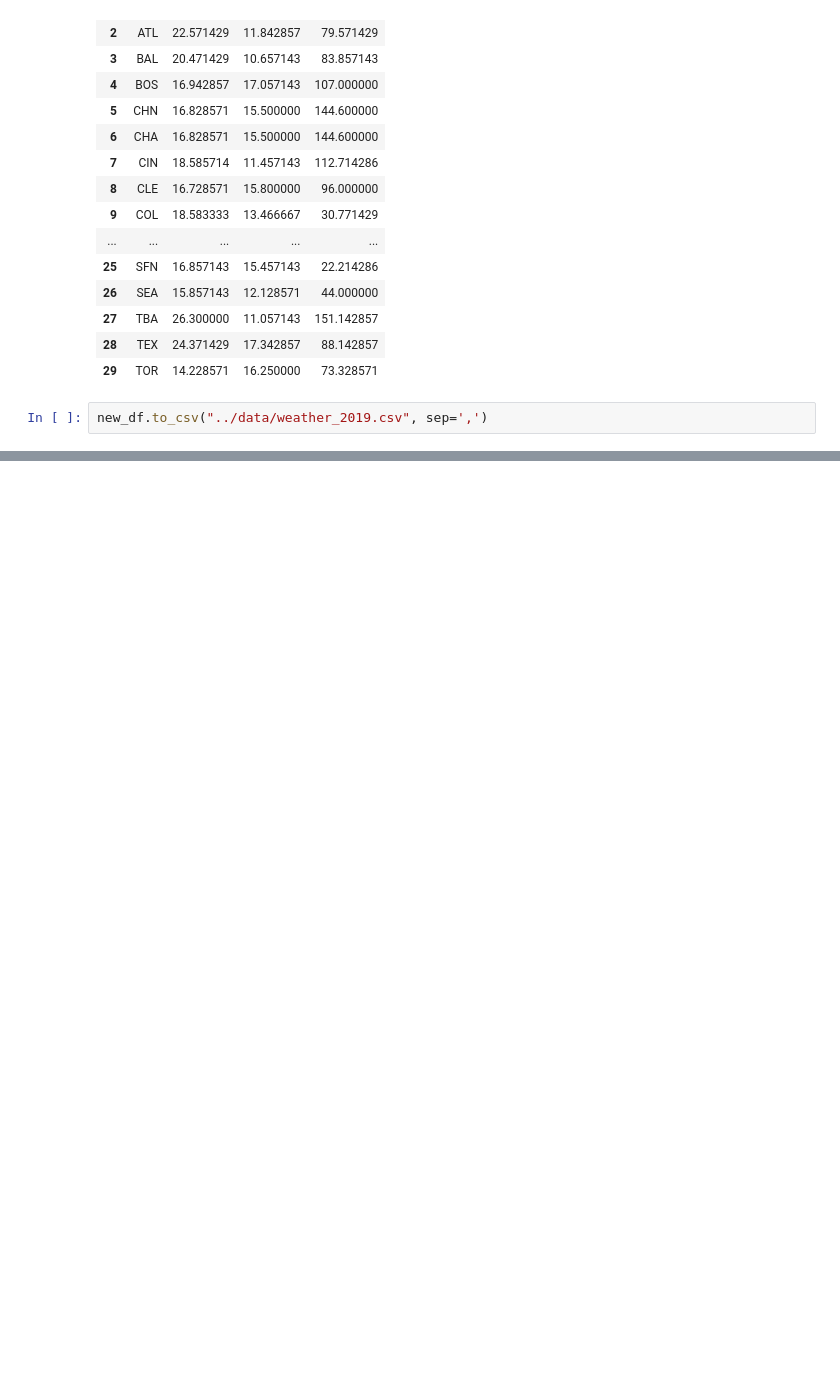
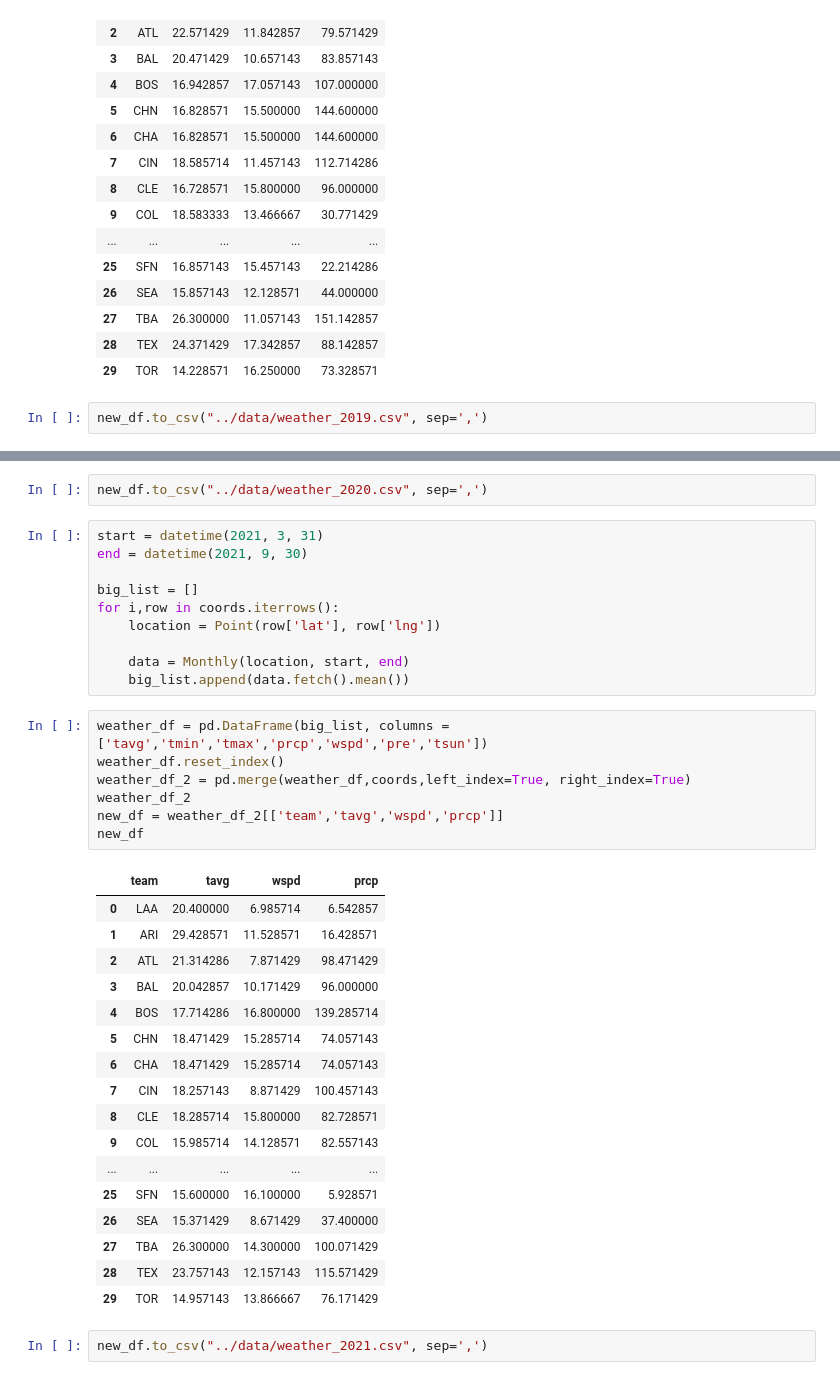
Before and after one commit to michaelgarv/Project_1, a Jupyter notebook: allens_analysis/weather_data.ipynb, the cells around one changed output, grey strips where cells are left out. Drawn from its saved outputs; the diff is of its cells as text; blank space fills up the shorter version.

```diff
--- a/allens_analysis/weather_data.ipynb
+++ b/allens_analysis/weather_data.ipynb
@@ -90,0 +126,39 @@ new_df.to_csv("../data/weather_2019.csv", sep=',')
+# %%
+new_df.to_csv("../data/weather_2020.csv", sep=',')
+# %%
+start = datetime(2021, 3, 31)
+end = datetime(2021, 9, 30)
+
+big_list = []
+for i,row in coords.iterrows():
+    location = Point(row['lat'], row['lng'])
+
+    data = Monthly(location, start, end)
+    big_list.append(data.fetch().mean())
+# %%
+weather_df = pd.DataFrame(big_list, columns = ['tavg','tmin','tmax','prcp','wspd','pre','tsun'])
+weather_df.reset_index()
+weather_df_2 = pd.merge(weather_df,coords,left_index=True, right_index=True)
+weather_df_2
+new_df = weather_df_2[['team','tavg','wspd','prcp']]
+new_df
+# %% [output]
+|  | team | tavg | wspd | prcp |
+| 0 | LAA | 20.400000 | 6.985714 | 6.542857 |
+| 1 | ARI | 29.428571 | 11.528571 | 16.428571 |
+| 2 | ATL | 21.314286 | 7.871429 | 98.471429 |
+| 3 | BAL | 20.042857 | 10.171429 | 96.000000 |
+| 4 | BOS | 17.714286 | 16.800000 | 139.285714 |
+| 5 | CHN | 18.471429 | 15.285714 | 74.057143 |
+| 6 | CHA | 18.471429 | 15.285714 | 74.057143 |
+| 7 | CIN | 18.257143 | 8.871429 | 100.457143 |
+| 8 | CLE | 18.285714 | 15.800000 | 82.728571 |
+| 9 | COL | 15.985714 | 14.128571 | 82.557143 |
+| ... | ... | ... | ... | ... |
+| 25 | SFN | 15.600000 | 16.100000 | 5.928571 |
+| 26 | SEA | 15.371429 | 8.671429 | 37.400000 |
+| 27 | TBA | 26.300000 | 14.300000 | 100.071429 |
+| 28 | TEX | 23.757143 | 12.157143 | 115.571429 |
+| 29 | TOR | 14.957143 | 13.866667 | 76.171429 |
+# %%
+new_df.to_csv("../data/weather_2021.csv", sep=',')
```
Also changed, not shown: parts of 2 cells of this notebook, 3 other files.
